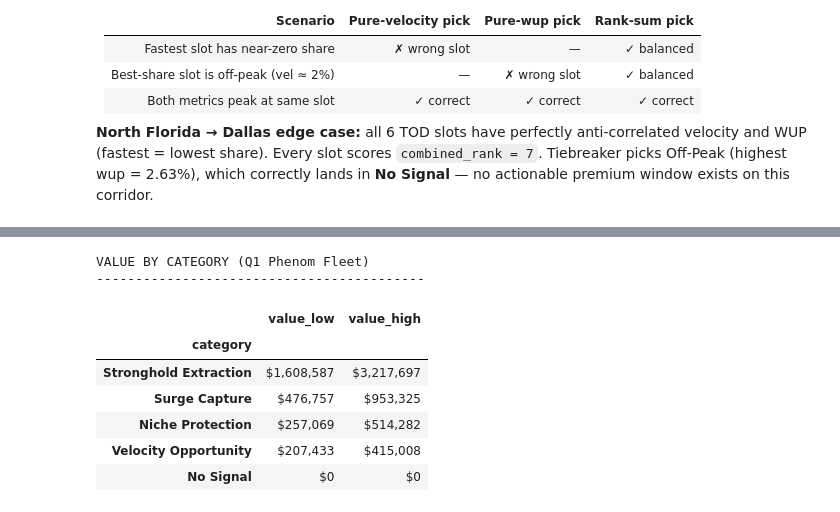
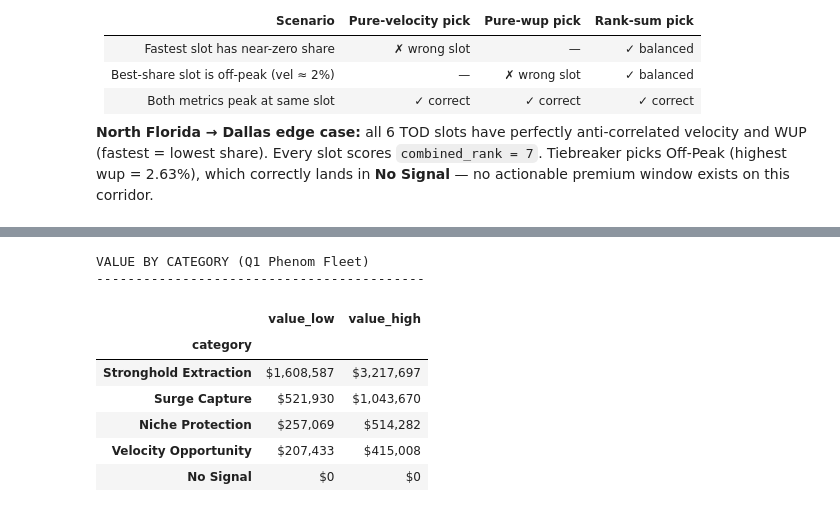
Before and after one commit to tausif-agntworksai/flight-pipeline, a Jupyter notebook: pricing/eda/vedant/wingx/calculation/lj_calculations.ipynb, the cells around one changed output, grey strips where cells are left out. Cells and saved outputs as stored; diff of their text form; code cells hidden in the pictures.

```diff
--- a/pricing/eda/vedant/wingx/calculation/lj_calculations.ipynb
+++ b/pricing/eda/vedant/wingx/calculation/lj_calculations.ipynb
@@ -463,7 +463,7 @@ we are only sizing the opportunity proportional to WUP's actual presence.
 #
 # Toggle (variable within each category, driven by SLI / wup / velocity):
 #   Stronghold  SLI > 2.0  -> +30%   else +25%
-#   Surge       wup > 4.3% -> +20%   else +15%
+#   Surge                  -> +20%
 #   Niche       wup > 3.6% -> +15%   else +10%
 #   Vel Opp     vel > 33%  -> +20%   else +15%
 # -----------------------------------------------------------------------------------------
@@ -477,7 +477,7 @@ NATIONAL_BASELINE = 4.0
 def _get_toggle(cat, wup, vel):
     sli = wup / 4.0
     if   cat == 'Stronghold Extraction': return 0.30 if sli  >  2.0 else 0.25
-    elif cat == 'Surge Capture':         return 0.20 if wup  >  4.3 else 0.15
+    elif cat == 'Surge Capture':         return 0.20
     elif cat == 'Niche Protection':      return 0.15 if wup  >  3.6 else 0.10
     elif cat == 'Velocity Opportunity':  return 0.20 if vel  > 33.0 else 0.15
     else:                                return 0.00
@@ -498,34 +498,34 @@ df_value["value_high"] = (df_value["hours_high"] * HOURLY_RATE * df_value["toggl
 df_value = df_value[[
     "corridor", "category",
     "tod_dimension", "tod_velocity_pct", "tod_wup_share_pct",
     "sli", "toggle_pct",
     "hours_low", "hours_high",
     "value_low", "value_high",
 ]]
 
 summary = (
     df_value.groupby("category", observed=True)[["value_low", "value_high"]]
     .sum()
     .assign(
         value_low  = lambda d: d["value_low"].map("${:,.0f}".format),
         value_high = lambda d: d["value_high"].map("${:,.0f}".format),
     )
 )
 print("VALUE BY CATEGORY (Q1 Phenom Fleet)")
 print("-" * 42)
 display(summary)
 print()
 
 df_value["value_low"]  = df_value["value_low"].map("${:,.0f}".format)
 df_value["value_high"] = df_value["value_high"].map("${:,.0f}".format)
 display(df_value)
 # %% [output]
 VALUE BY CATEGORY (Q1 Phenom Fleet)
 ------------------------------------------
 |  | value_low | value_high |
 | category |  |  |
 | Stronghold Extraction | $1,608,587 | $3,217,697 |
-| Surge Capture | $476,757 | $953,325 |
+| Surge Capture | $521,930 | $1,043,670 |
 | Niche Protection | $257,069 | $514,282 |
 | Velocity Opportunity | $207,433 | $415,008 |
 | No Signal | $0 | $0 |
```
Also changed, not shown: parts of 7 cells of this notebook, 3 other files.
